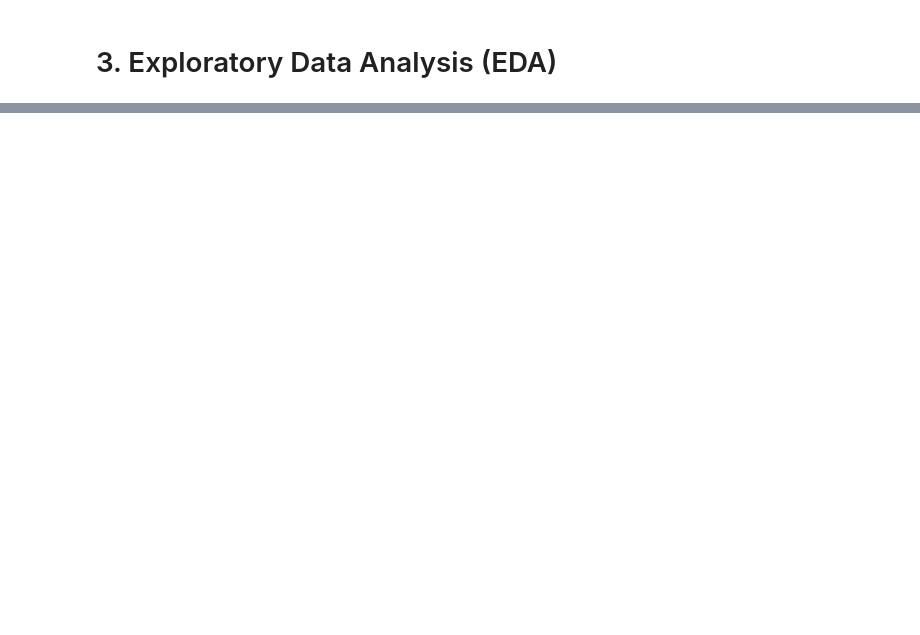
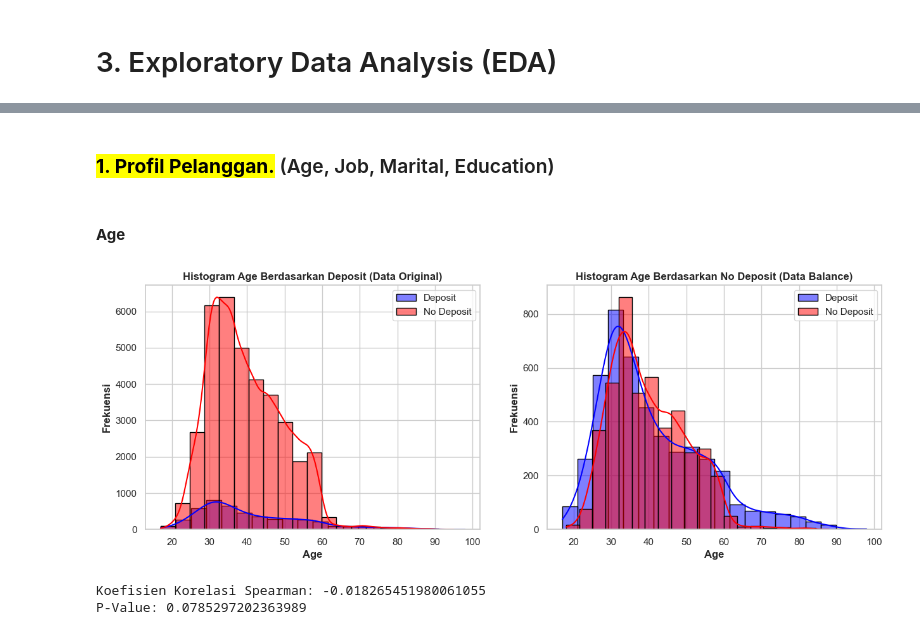
Before and after one commit to envaldy/Tim_Alpha_Finpro, a Jupyter notebook: Final Project/2. EDA Tim_Alpha.ipynb, the cells around one changed output, grey strips where cells are left out. Saved outputs shown, nothing was run; the diff lists cells and outputs as text; code cells hidden in the pictures; blank space fills up the shorter version.

```diff
--- a/Final Project/2. EDA Tim_Alpha.ipynb
+++ b/Final Project/2. EDA Tim_Alpha.ipynb
@@ -387,0 +180,52 @@ plt.show()
+# %% [markdown]
+### <mark>__1. Profil Pelanggan.__</mark> (Age, Job, Marital, Education)
+# %% [markdown]
+#### __Age__
+# %%
+# Subset data berdasarkan nilai deposit
+deposit_1 = df[df['deposit'] == 1]
+deposit_0 = df[df['deposit'] == 0]
+# %%
+# Subset data berdasarkan nilai deposit
+deposit_yes = df_balance[df_balance['deposit'] == 1]
+deposit_no = df_balance[df_balance['deposit'] == 0]
+# %%
+# Setel gaya seaborn
+sns.set(style="whitegrid")
+
+# Setel ukuran plot
+plt.figure(figsize=(15, 5))
+
+# Subplot untuk deposit = 1 di df dan df_balance
+plt.subplot(1, 2, 1)
+sns.histplot(deposit_1['age'], bins=20, kde=True, color='blue', edgecolor='black', label='Deposit')
+sns.histplot(deposit_0['age'], bins=20, kde=True, color='red', edgecolor='black', label='No Deposit')
+plt.title('Histogram Age Berdasarkan Deposit (Data Original)', fontweight='bold')
+plt.xlabel('Age', fontweight='bold')
+plt.ylabel('Frekuensi', fontweight='bold')
+plt.legend()
+
+# Subplot untuk deposit = 0 di df dan df_balance
+plt.subplot(1, 2, 2)
+sns.histplot(deposit_yes['age'], bins=20, kde=True, color='blue', edgecolor='black', label='Deposit')
+sns.histplot(deposit_no['age'], bins=20, kde=True, color='red', edgecolor='black', label='No Deposit')
+plt.title('Histogram Age Berdasarkan No Deposit (Data Balance)', fontweight='bold')
+plt.xlabel('Age', fontweight='bold')
+plt.ylabel('Frekuensi', fontweight='bold')
+plt.legend()
+
+# Tampilkan plot
+plt.show()
+# %% [output]
+[figure, added]
+# %%
+from scipy.stats import spearmanr
+
+# Menghitung koefisien korelasi Spearman
+correlation, p_value = spearmanr(df_balance['age'], df_balance['deposit'])
+
+print(f"Koefisien Korelasi Spearman: {correlation}")
+print(f"P-Value: {p_value}")
+# %% [output]
+Koefisien Korelasi Spearman: -0.018265451980061055
+P-Value: 0.0785297202363989
```
Also changed, not shown: parts of 114 cells of this notebook.
